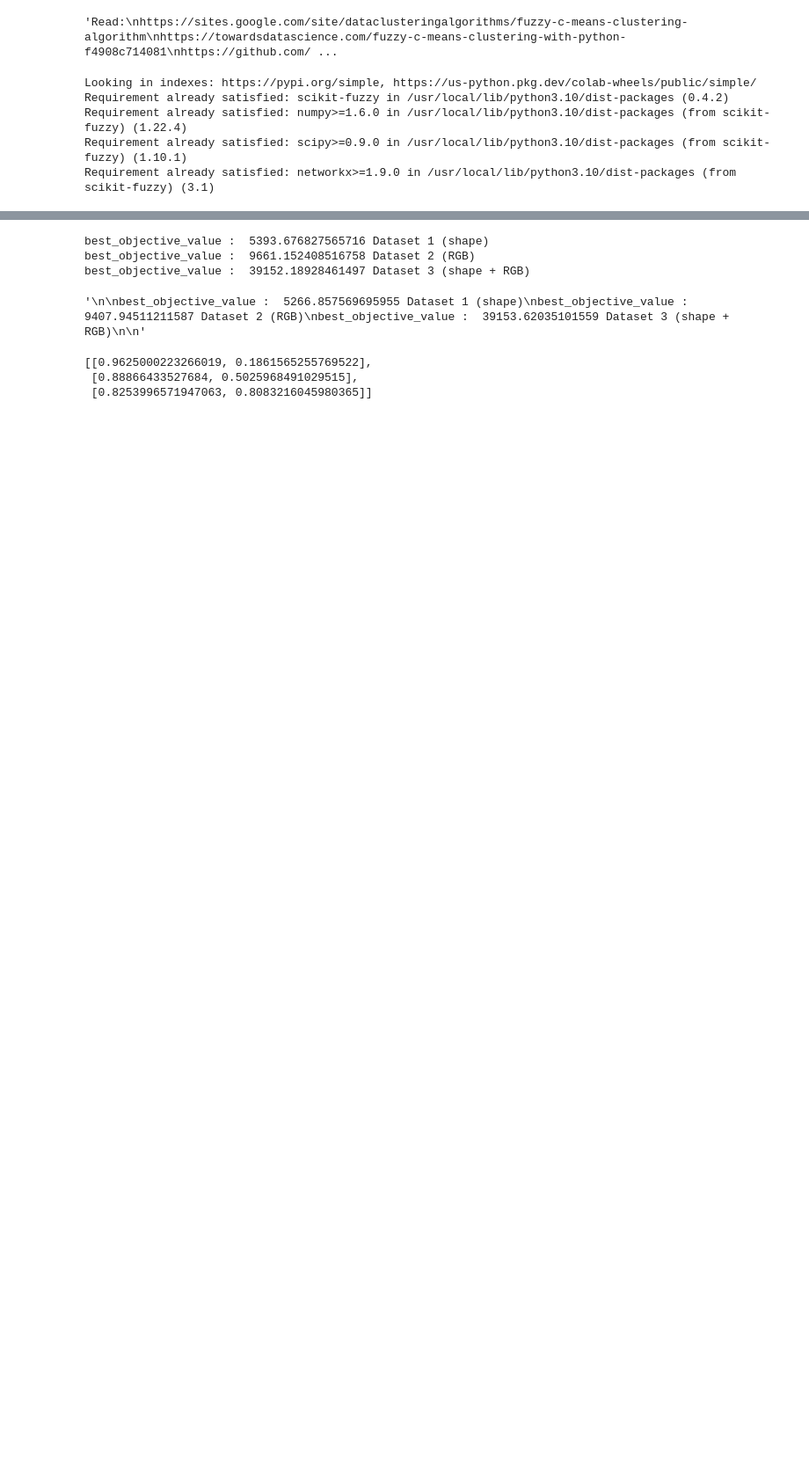
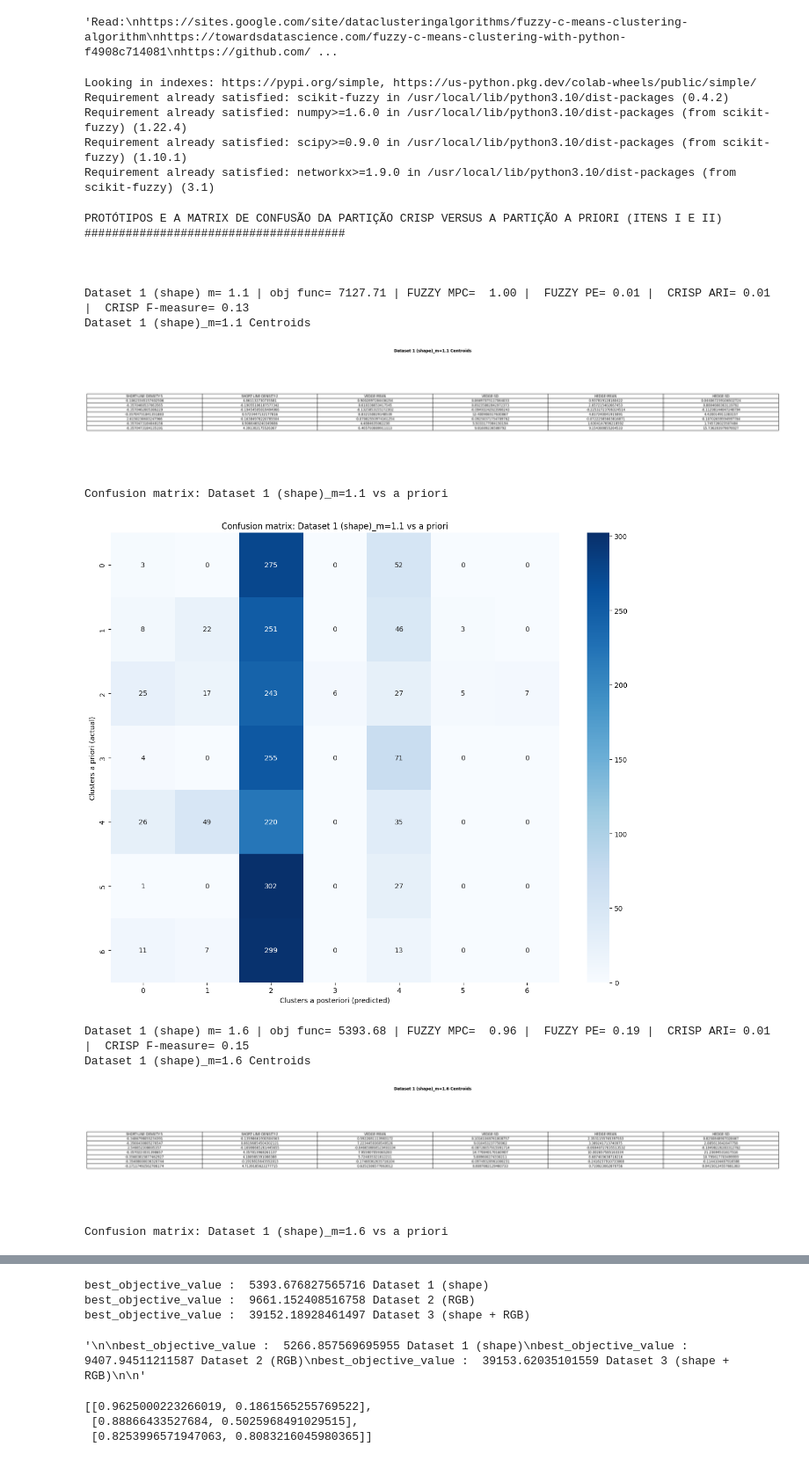
Before and after one commit to allansdefreitas/unsupervised-learning, a Jupyter notebook: questao_1.ipynb, the cells around one changed output, grey strips where cells are left out. Shown at 88% size. Cells and saved outputs as stored; diff of their text form; code cells hidden in the pictures; blank space fills up the shorter version.

Commit message:
save and loading files. organizing experiment item III

```diff
--- a/questao_1.ipynb
+++ b/questao_1.ipynb
@@ -516,0 +605,23 @@ def save_matrix_csv(matrix, filename):
+# %%
+n_clusters_C = 7
+m_list = [1.1, 1.6, 2.0]
+error_e = 0.000001 #10−6
+maxiter_T = 100
+distance_metric = 'cityblock'
+times = 1 #50
+
+run_centroids_confusion_matrix_vs_a_priori(n_clusters_C, m_list, error_e, maxiter_T, distance_metric='cityblock', times=times, save_fig=False, show_plot=True)
+# %% [output]
+PROTÓTIPOS E A MATRIX DE CONFUSÃO DA PARTIÇÃO CRISP VERSUS A PARTIÇÃO A PRIORI (ITENS I E II) ######################################
+
+
+
+Dataset 1 (shape) m= 1.1 | obj func= 7127.71 | FUZZY MPC=  1.00 |  FUZZY PE= 0.01 |  CRISP ARI= 0.01 |  CRISP F-measure= 0.13
+Dataset 1 (shape)_m=1.1 Centroids
+[figure, added]
+Confusion matrix: Dataset 1 (shape)_m=1.1 vs a priori
+[figure, added]
+Dataset 1 (shape) m= 1.6 | obj func= 5393.68 | FUZZY MPC=  0.96 |  FUZZY PE= 0.19 |  CRISP ARI= 0.01 |  CRISP F-measure= 0.15
+Dataset 1 (shape)_m=1.6 Centroids
+[figure, added]
+Confusion matrix: Dataset 1 (shape)_m=1.6 vs a priori
```
Also changed, not shown: parts of 7 cells of this notebook.
